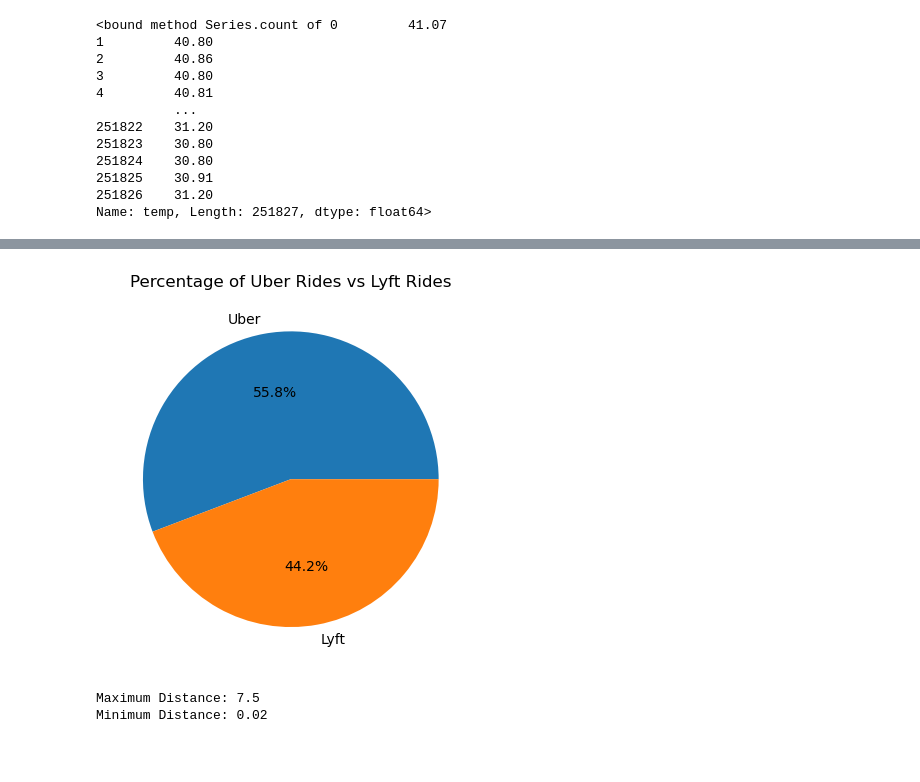
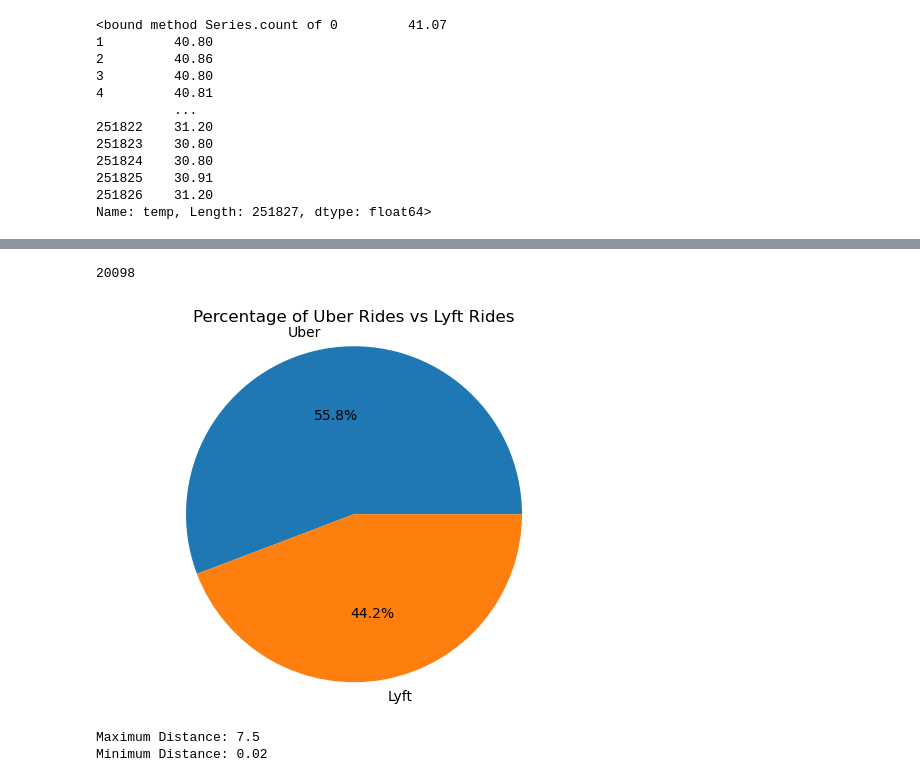
Before and after one commit to marnaji/Project-1, a Jupyter notebook: main.ipynb, the cells around one changed output, grey strips where cells are left out. Saved outputs shown, nothing was run; the diff lists cells and outputs as text; code cells hidden in the pictures; blank space fills up the shorter version.

```diff
--- a/main.ipynb
+++ b/main.ipynb
@@ -145,9 +150,9 @@ final_df = final_df.rename(columns={"date":"Date","day_of_week":"Weekday","sourc
                                     "distance":"Distance(m)","price":"Price($)","surge_multiplier":"Surge_Multiplier",
                                     "cab_type":"Rideshare_App","name":"Ride_Type","temp":"Temp(C)",
                                     "clouds":"Cloudiness(%)","pressure":"Pressure(MB)","rain":"Rainfall(in)",
-                                    "humidity":"Humidity(%)","wind":"Wind_Speed(mph)"})
+                                    "humidity":"Humidity(%)","wind":"Wind_Speed(mph)", "month":"Month"})
 
-final_df = final_df[["Date","Weekday","Pick_Up_Location","Destination","Distance(m)","Price($)","Surge_Multiplier","Rideshare_App","Ride_Type",
+final_df = final_df[["Date","Month","Weekday","Pick_Up_Location","Destination","Distance(m)","Price($)","Surge_Multiplier","Rideshare_App","Ride_Type",
                      "Temp(C)","Cloudiness(%)","Pressure(MB)","Rainfall(in)","Humidity(%)","Wind_Speed(mph)"]]
 final_df.head()
 # %% [output]
@@ -160,17 +165,23 @@ final_df.head()
+# %%
+#count of Rides with price 0
+final_df [ final_df["Price($)"]==0]["Price($)"].count()
+# %% [output]
+20098
 # %%
 # Save the dataframe into a csv file to analyze further
 final_df.to_csv("rideshare_vs_weather.csv", index=False)
 # %%
 #Pie chart created to see the percentage of lyft rides to Uber Rides
 ride_counts = final_df["Rideshare_App"].value_counts()
 
 percentages = (ride_counts / ride_counts.sum()) * 100
 
 plt.pie(percentages, labels=percentages.index, autopct='%1.1f%%')
 plt.title('Percentage of Uber Rides vs Lyft Rides')
+plt.axis('equal')
 plt.show()
 # %% [output]
-[figure, old version]
+[figure, new version]
 # %%
 #find the min and max distance of the trips to find the ranges
 
```
Also changed, not shown: parts of 27 cells of this notebook, 1 other file.
